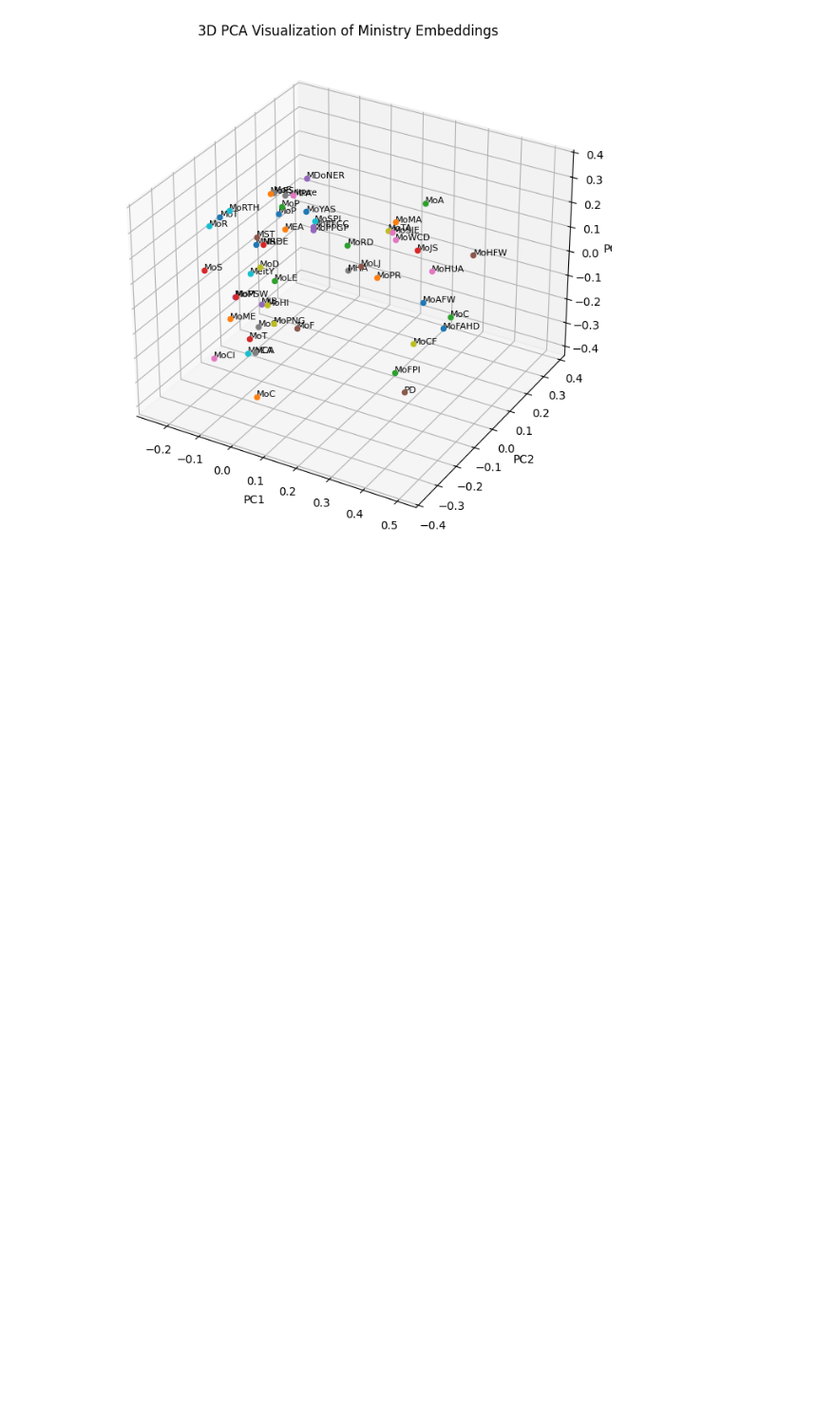
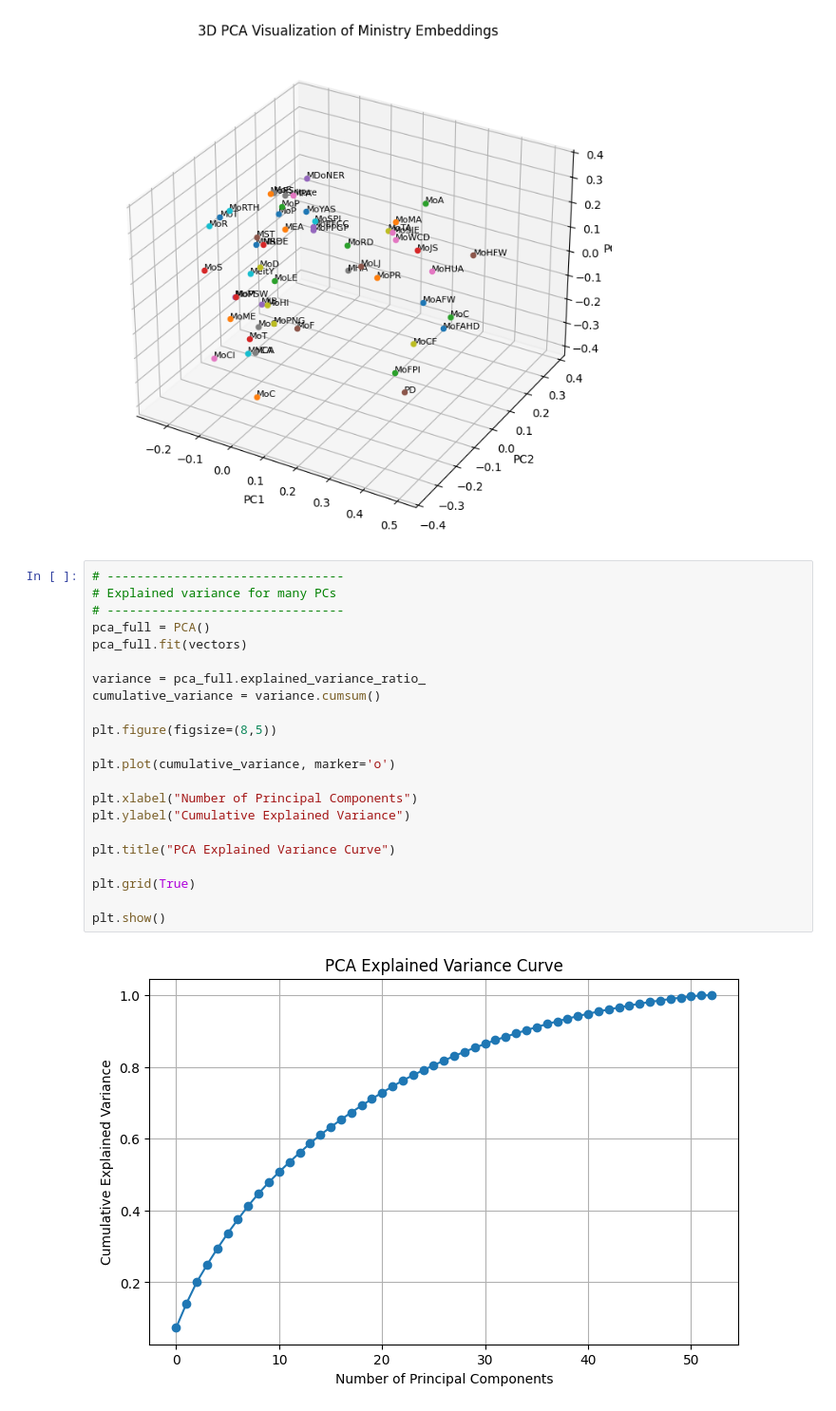
Before and after one commit to DevadattaP/analyse_parliament_transcripts_NLP, a Jupyter notebook: notebooks/ministry_embeddings.ipynb, the cells around one changed output. Shown at 95% size. Cells and saved outputs as stored; diff of their text form; blank space fills up the shorter version.

```diff
--- a/notebooks/ministry_embeddings.ipynb
+++ b/notebooks/ministry_embeddings.ipynb
@@ -188,3 +240,27 @@ plt.show()
 # %% [output]
 Explained variance: [0.07342393 0.06757181 0.05964894]
 [figure]
+# %%
+# --------------------------------
+# Explained variance for many PCs
+# --------------------------------
+pca_full = PCA()
+pca_full.fit(vectors)
+
+variance = pca_full.explained_variance_ratio_
+cumulative_variance = variance.cumsum()
+
+plt.figure(figsize=(8,5))
+
+plt.plot(cumulative_variance, marker='o')
+
+plt.xlabel("Number of Principal Components")
+plt.ylabel("Cumulative Explained Variance")
+
+plt.title("PCA Explained Variance Curve")
+
+plt.grid(True)
+
+plt.show()
+# %% [output]
+[figure, added]
```
Also changed, not shown: parts of 8 cells of this notebook, 4 other files.
